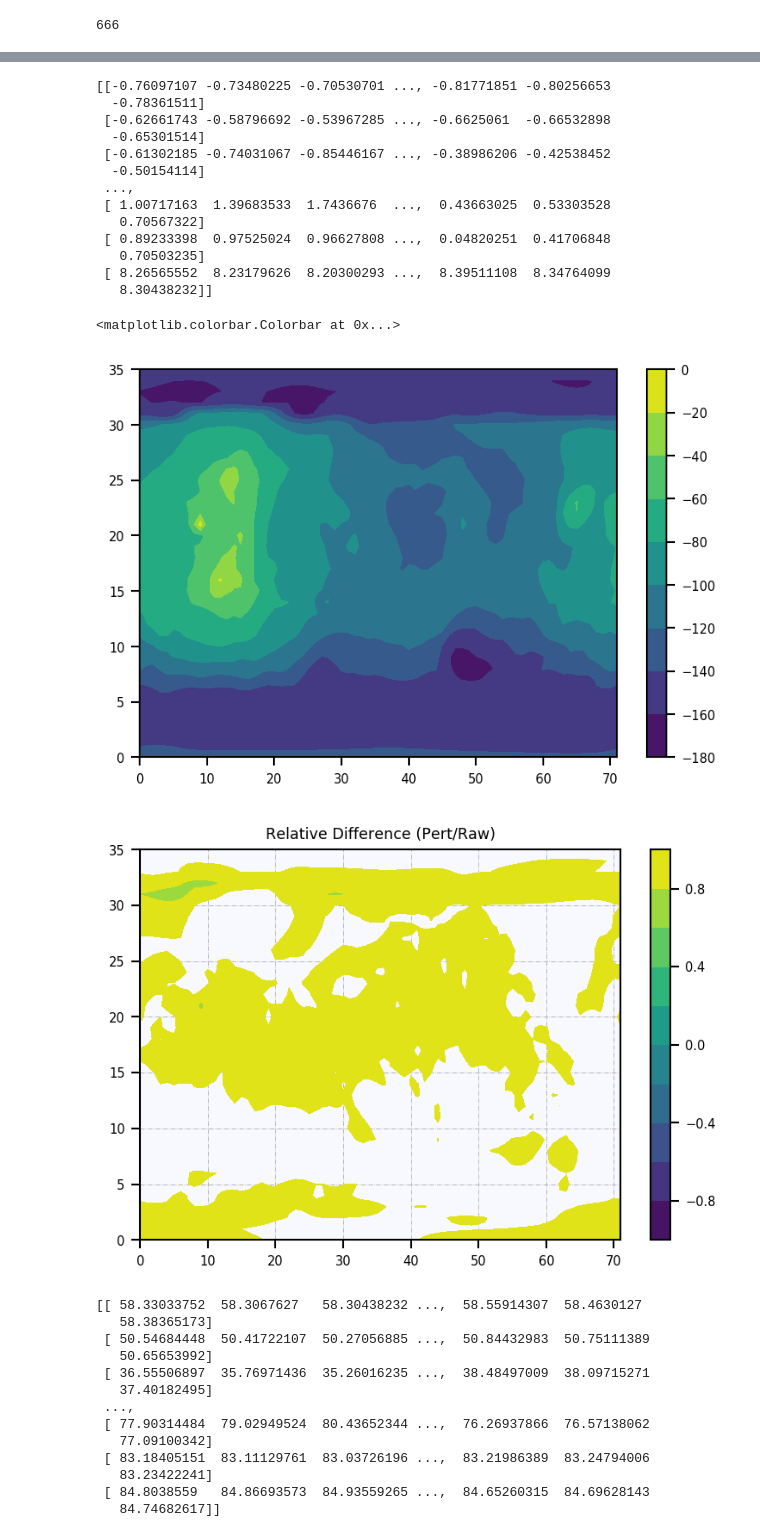
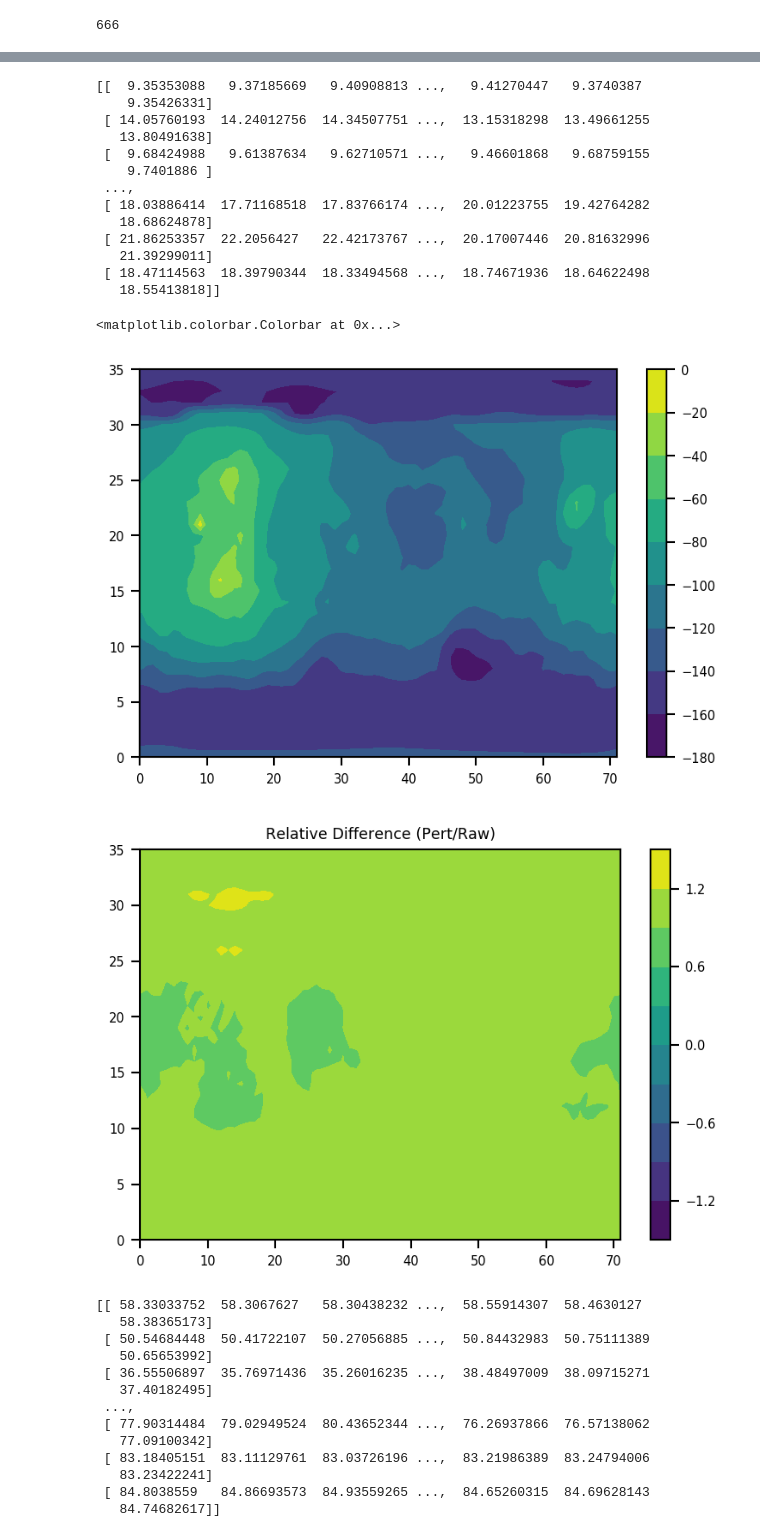
Before and after one commit to sokvisal/marswrf, a Jupyter notebook: tperturbation .ipynb, the cells around one changed output, grey strips where cells are left out. Saved outputs shown, nothing was run; the diff lists cells and outputs as text; code cells hidden in the pictures.

```diff
--- a/tperturbation .ipynb
+++ b/tperturbation .ipynb
@@ -116,41 +116,41 @@ Looking at pert
 # %%
 # print (filedir)
 
 data = Dataset('./../model_run/dustL45/wrfrst_d01_0037-00117_00_00_00', 'a')
 t2 = data.variables['T_2'][:][0,0]
 data.close()
 
-data = Dataset('./../model_run/wrfrst_d01_0037-00117_00_00_00', 'a')
+data = Dataset('./../model_run/dustL45_p0.005/wrfrst_d01_0037-00117_00_00_00', 'a')
 t22 = data.variables['T_2'][:][0,0]
 print (t2-t22)
 data.close()
 
 figure()
 contourf(t2)
 colorbar()
 
 figure()
-contourf(t22/t2, np.linspace(-1,1,11))
+contourf(t22/t2, np.linspace(-1.5,1.5,11))
 title('Relative Difference (Pert/Raw)')
 colorbar()
 # contourf(t1)
 # %% [output]
-[[-0.76097107 -0.73480225 -0.70530701 ..., -0.81771851 -0.80256653
-  -0.78361511]
- [-0.62661743 -0.58796692 -0.53967285 ..., -0.6625061  -0.66532898
-  -0.65301514]
- [-0.61302185 -0.74031067 -0.85446167 ..., -0.38986206 -0.42538452
-  -0.50154114]
+[[  9.35353088   9.37185669   9.40908813 ...,   9.41270447   9.3740387
+    9.35426331]
+ [ 14.05760193  14.24012756  14.34507751 ...,  13.15318298  13.49661255
+   13.80491638]
+ [  9.68424988   9.61387634   9.62710571 ...,   9.46601868   9.68759155
+    9.7401886 ]
  ...,
- [ 1.00717163  1.39683533  1.7436676  ...,  0.43663025  0.53303528
-   0.70567322]
- [ 0.89233398  0.97525024  0.96627808 ...,  0.04820251  0.41706848
-   0.70503235]
- [ 8.26565552  8.23179626  8.20300293 ...,  8.39511108  8.34764099
-   8.30438232]]
+ [ 18.03886414  17.71168518  17.83766174 ...,  20.01223755  19.42764282
+   18.68624878]
+ [ 21.86253357  22.2056427   22.42173767 ...,  20.17007446  20.81632996
+   21.39299011]
+ [ 18.47114563  18.39790344  18.33494568 ...,  18.74671936  18.64622498
+   18.55413818]]
 <matplotlib.colorbar.Colorbar at 0x...>
 [figure]
-[figure, old version]
+[figure, new version]
 # %%
 # print (filedir)
 
```
Also changed, not shown: parts of 1 cell of this notebook.
